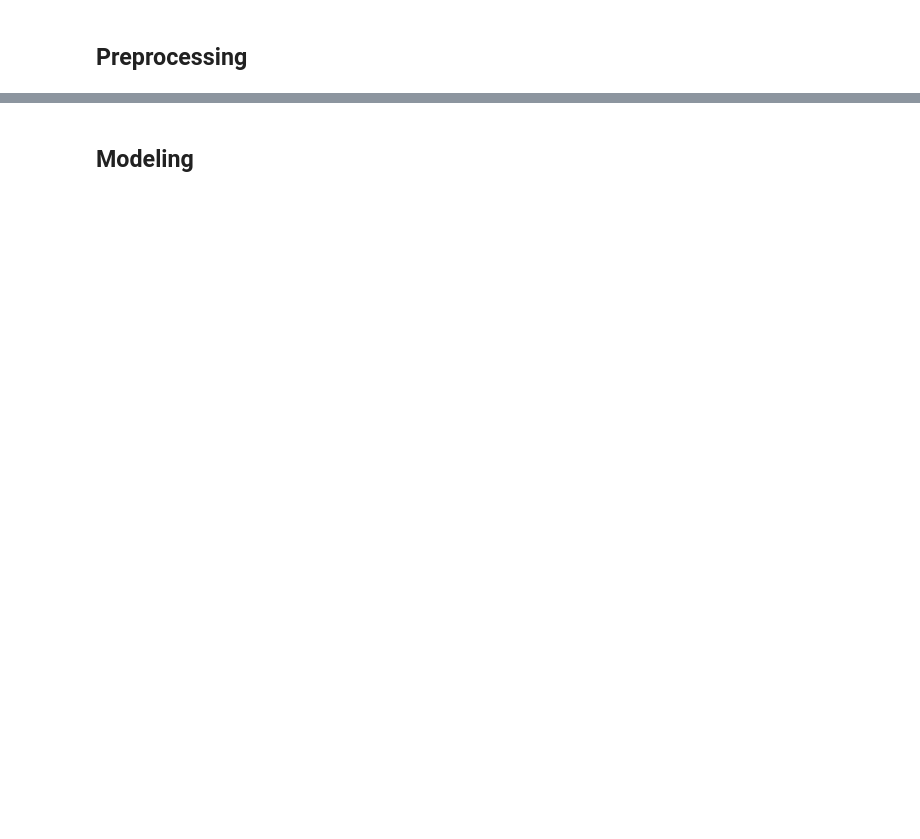
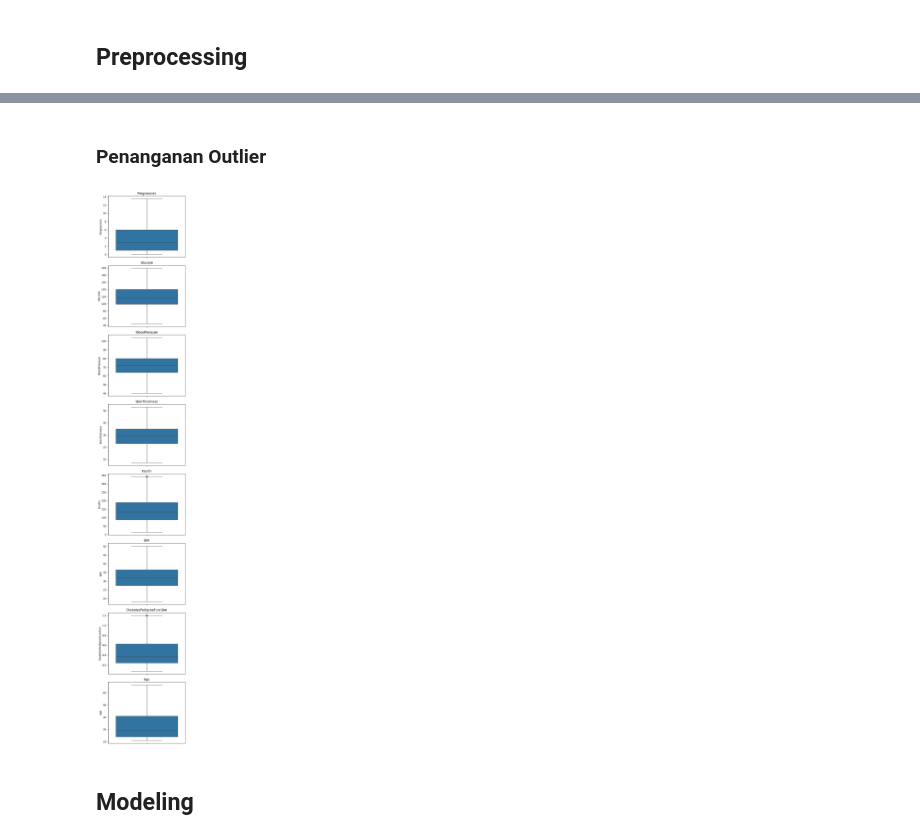
Before and after one commit to zanra2401/KomputasiNumerik_KlasifikasiRandomForest_RisikoDiabetes, a Jupyter notebook: Klasifikasi_rf.ipynb, the cells around one changed output, grey strips where cells are left out. Drawn from its saved outputs; the diff is of its cells as text; code cells hidden in the pictures; blank space fills up the shorter version.

```diff
--- a/Klasifikasi_rf.ipynb
+++ b/Klasifikasi_rf.ipynb
@@ -223,2 +267,36 @@ plt.show()
+# %% [markdown]
+### Penanganan Outlier
+# %%
+for kolom in columns:
+
+    Q1 = np.percentile(df[kolom], 25, interpolation='midpoint')
+    Q3 = np.percentile(df[kolom], 75, interpolation='midpoint')
+
+    IQR = Q3 - Q1
+
+    lower_bound = Q1 - (1.5 * IQR)
+    upper_bound = Q3 + (1.5 * IQR)
+
+    df[kolom][df[kolom] < lower_bound] = lower_bound
+    df[kolom][df[kolom] > upper_bound] = upper_bound
+# %%
+fig, axes = plt.subplots(
+    nrows=8,
+    ncols=1,
+    figsize=(5, 30)
+)
+
+for i, kolom in enumerate(columns):
+    # print(kolom)
+    sns.boxplot(y=df[kolom], ax=axes[i])
+    axes[i].figure
+
+    axes[i].set_title(kolom)
+
+
+plt.tight_layout()
+plt.show()
+# %% [output]
+[figure, added]
 # %% [markdown]
 ## Modeling
```
Also changed, not shown: parts of 12 cells of this notebook.
